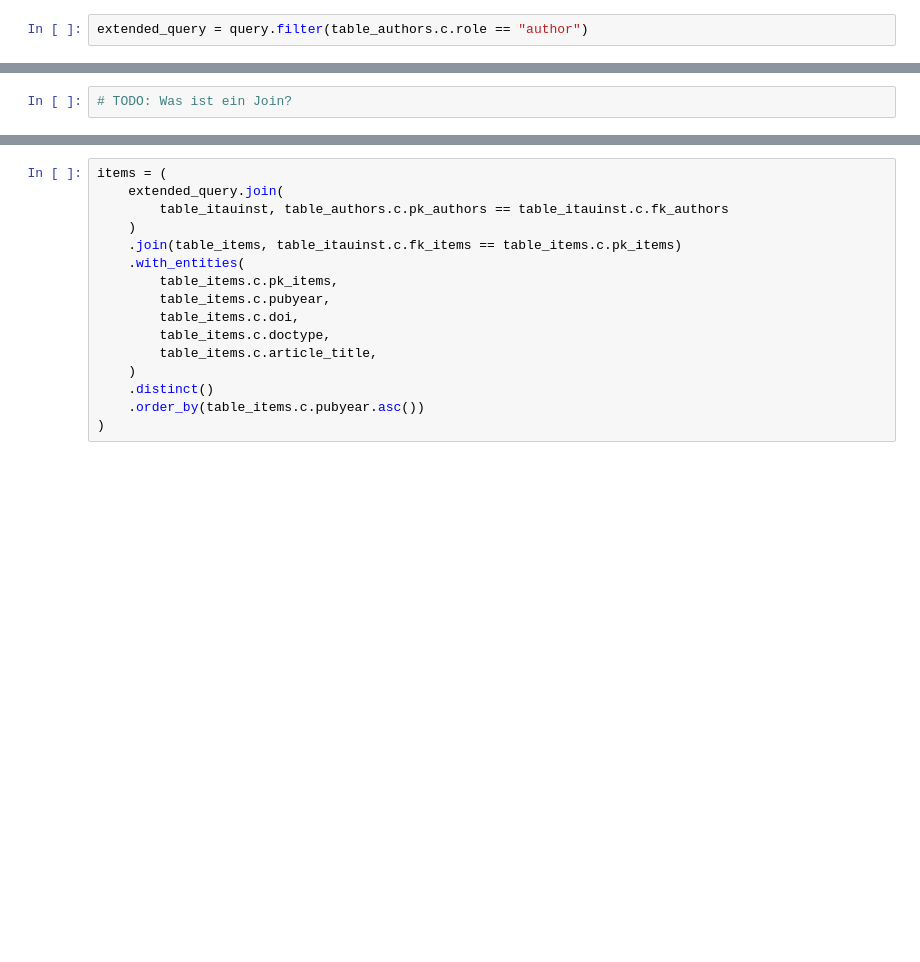
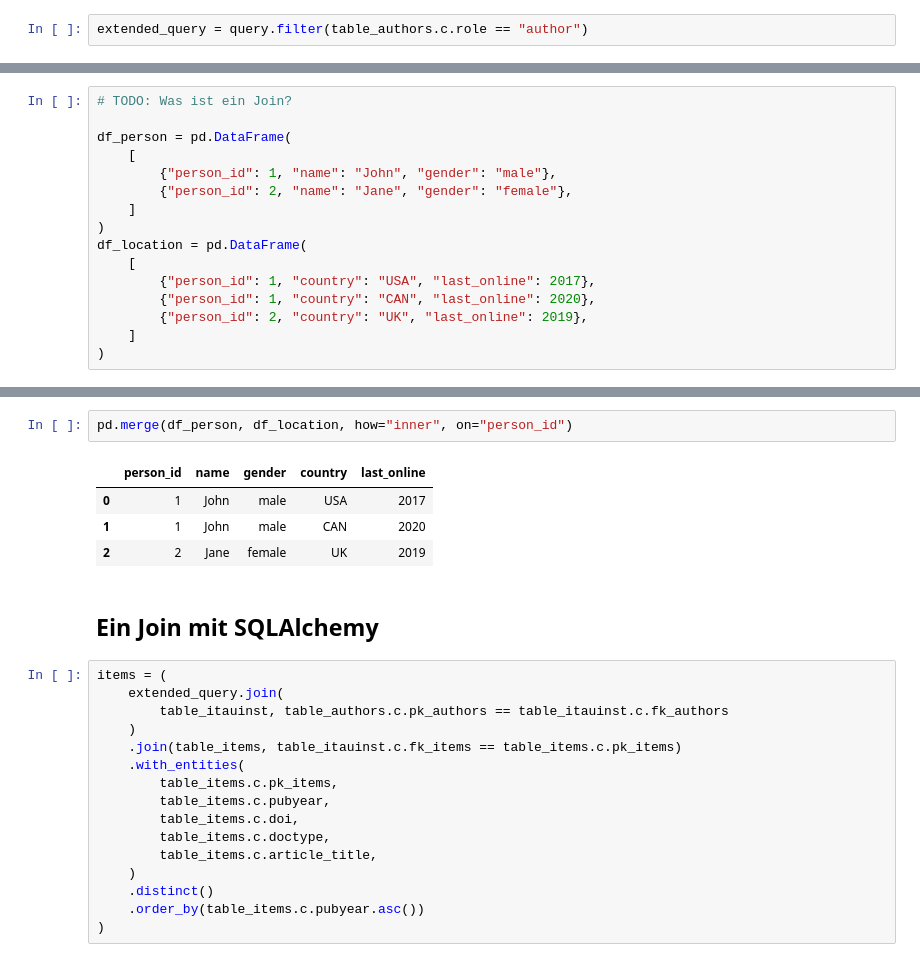
Before and after one commit to luerhard/abd_workshop_2021, a Jupyter notebook: notebooks/01-Session1/01-basic_sqlalchemy_core_kb.ipynb, the cells around one changed output, grey strips where cells are left out. Saved outputs shown, nothing was run; the diff lists cells and outputs as text; blank space fills up the shorter version.

Commit message:
better join example

```diff
--- a/notebooks/01-Session1/01-basic_sqlalchemy_core_kb.ipynb
+++ b/notebooks/01-Session1/01-basic_sqlalchemy_core_kb.ipynb
@@ -178,2 +165,16 @@ pd.read_sql(extended_query.statement, engine)
 # %%
 # TODO: Was ist ein Join?
+
+df_person = pd.DataFrame(
+    [
+        {"person_id": 1, "name": "John", "gender": "male"},
+        {"person_id": 2, "name": "Jane", "gender": "female"},
+    ]
+)
+df_location = pd.DataFrame(
+    [
+        {"person_id": 1, "country": "USA", "last_online": 2017},
+        {"person_id": 1, "country": "CAN", "last_online": 2020},
+        {"person_id": 2, "country": "UK", "last_online": 2019},
+    ]
+)
@@ -180,3 +194,12 @@ pd.read_sql(extended_query.statement, engine)
+# %%
+pd.merge(df_person, df_location, how="inner", on="person_id")
+# %% [output]
+|  | person_id | name | gender | country | last_online |
+| 0 | 1 | John | male | USA | 2017 |
+| 1 | 1 | John | male | CAN | 2020 |
+| 2 | 2 | Jane | female | UK | 2019 |
+# %% [markdown]
+## Ein Join mit SQLAlchemy
 # %%
 items = (
     extended_query.join(
```
Also changed, not shown: parts of 10 cells of this notebook.
